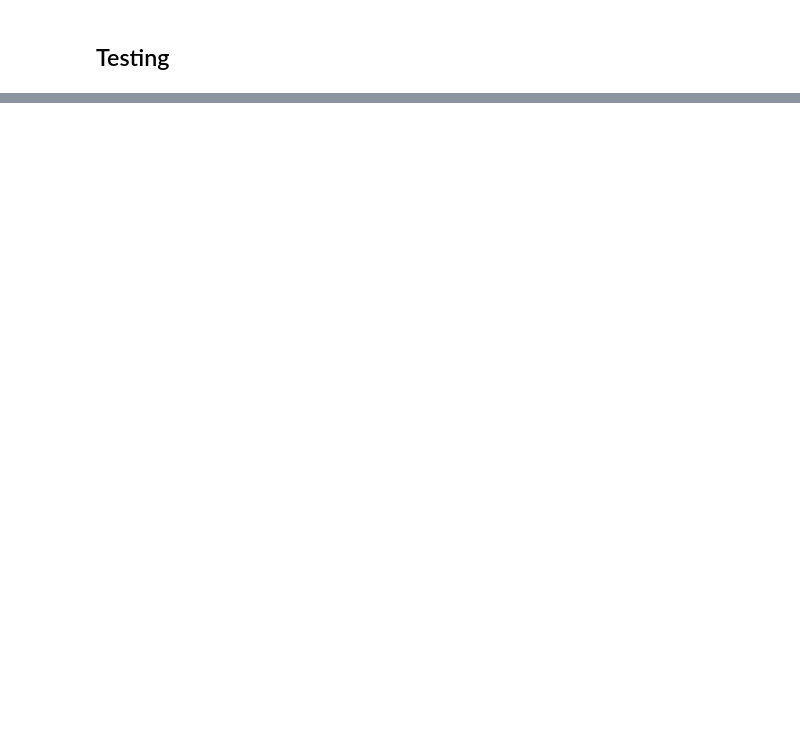
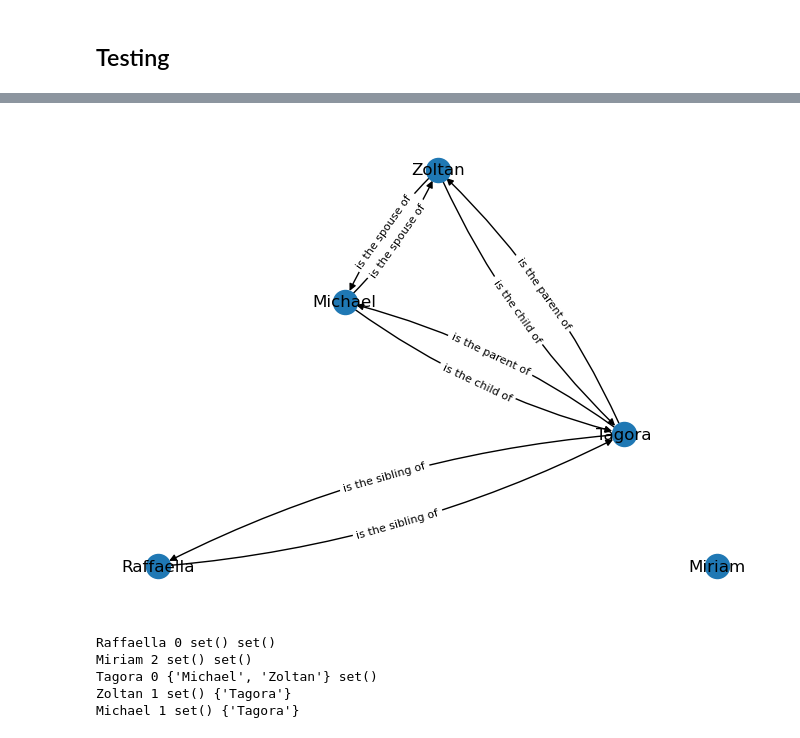
Before and after one commit to s-ostrove/rag-testing, a Jupyter notebook: GraphBuilder.ipynb, the cells around one changed output, grey strips where cells are left out. Cells and saved outputs as stored; diff of their text form; code cells hidden in the pictures; blank space fills up the shorter version.

```diff
--- a/GraphBuilder.ipynb
+++ b/GraphBuilder.ipynb
@@ -771,0 +694,20 @@ Shulamit 2 set() {'Michael', 'Ariela'}
+# %%
+nodes = loadSpec("./testGraph1.yml")
+testgraph = nx.MultiDiGraph()
+testgraph.add_nodes_from(people)
+for person in people:
+    testgraph.add_edges_from(person.getAllRels())
+edge_labels = nx.get_edge_attributes(testgraph, "Rel")
+pos = nx.planar_layout(testgraph, 3)
+nx.draw(testgraph, pos, labels={person:person.getProp('Name') for person in people}, connectionstyle='arc3, rad = 0.1')
+nx.draw_networkx_edge_labels(testgraph, pos=pos, edge_labels=edge_labels, connectionstyle='arc3, rad = 0.1', font_size=8)
+plt.show()
+for person in people:
+    print(person.getProp('Name'), person.getProp('Generation'), person.getRel(parent_of)[1], person.getRel(child_of)[1])
+# %% [output]
+[figure, added]
+Raffaella 0 set() set()
+Miriam 2 set() set()
+Tagora 0 {'Michael', 'Zoltan'} set()
+Zoltan 1 set() {'Tagora'}
+Michael 1 set() {'Tagora'}
```
Also changed, not shown: parts of 16 cells of this notebook.
